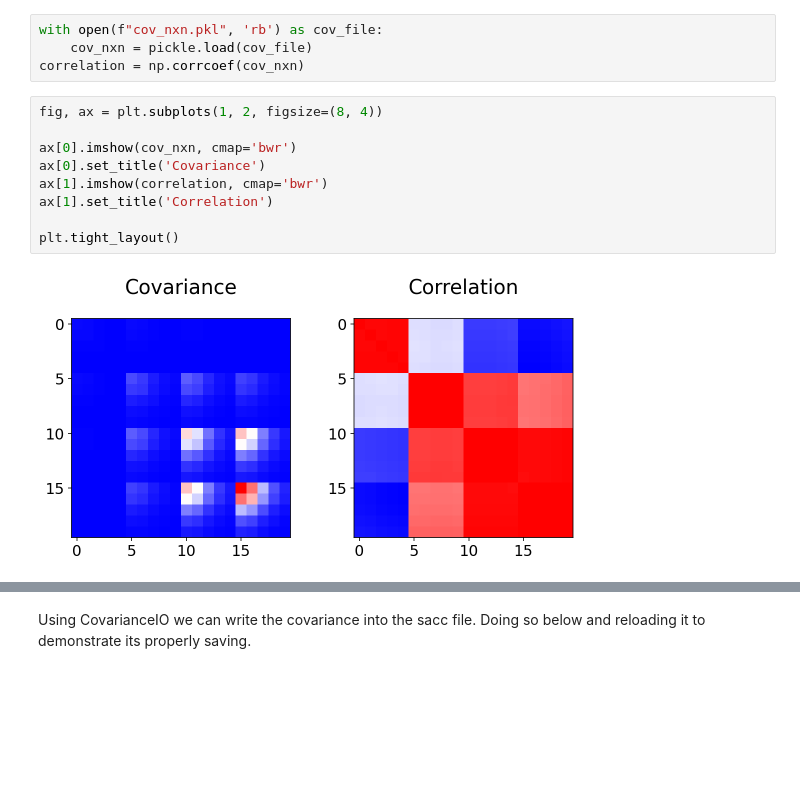
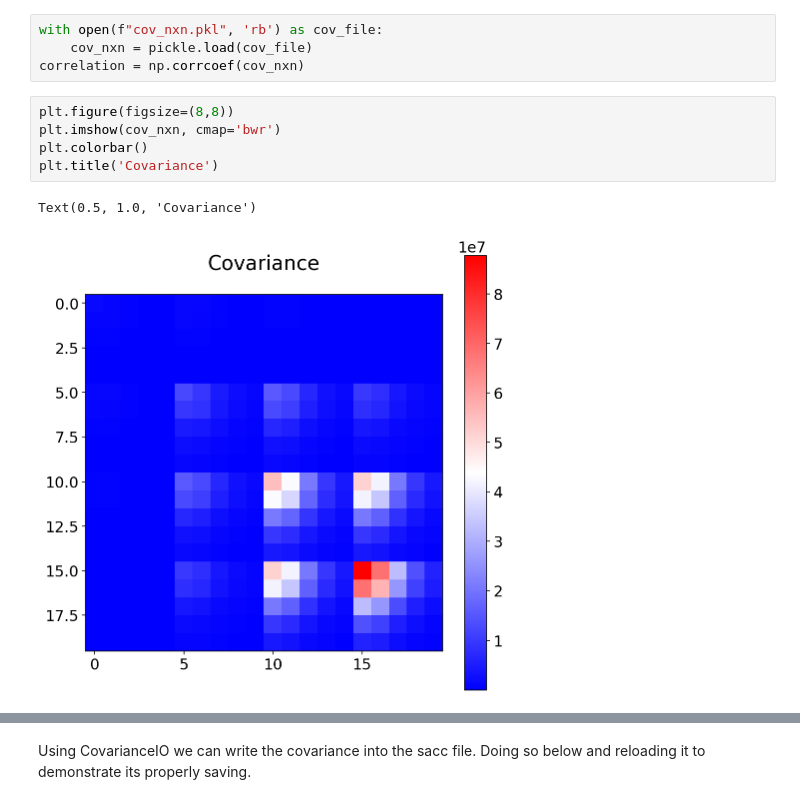
Before and after one commit to LSSTDESC/TJPCov, a Jupyter notebook: examples/clusters/cluster_count_covariance.ipynb, the cells around one changed output, grey strips where cells are left out. Cells and saved outputs as stored; diff of their text form; blank space fills up the shorter version.

```diff
--- a/examples/clusters/cluster_count_covariance.ipynb
+++ b/examples/clusters/cluster_count_covariance.ipynb
@@ -48,14 +59,11 @@ Loading the pre-calculated covariance from pickle, we can now display it and sav
 with open(f"cov_nxn.pkl", 'rb') as cov_file:
     cov_nxn = pickle.load(cov_file)
 correlation = np.corrcoef(cov_nxn)
-# %%
-fig, ax = plt.subplots(1, 2, figsize=(8, 4))
-
-ax[0].imshow(cov_nxn, cmap='bwr')
-ax[0].set_title('Covariance')
-ax[1].imshow(correlation, cmap='bwr')
-ax[1].set_title('Correlation')
-
-plt.tight_layout()
-# %% [output]
-[figure, removed]
+# %%
+plt.figure(figsize=(8,8))
+plt.imshow(cov_nxn, cmap='bwr')
+plt.colorbar()
+plt.title('Covariance')
+# %% [output]
+Text(0.5, 1.0, 'Covariance')
+[figure, added]
```
Also changed, not shown: parts of 3 cells of this notebook, 3 other files.
